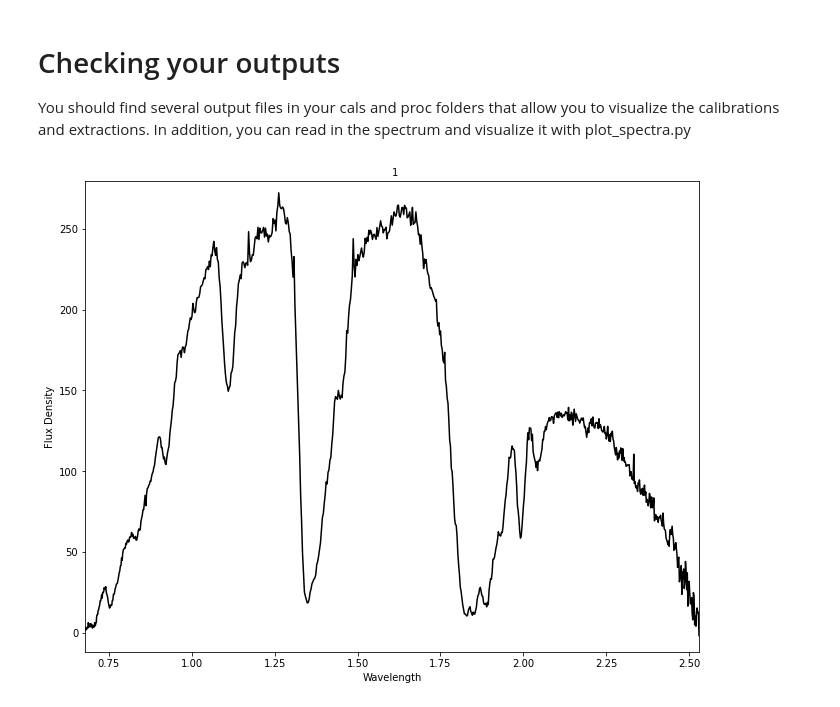
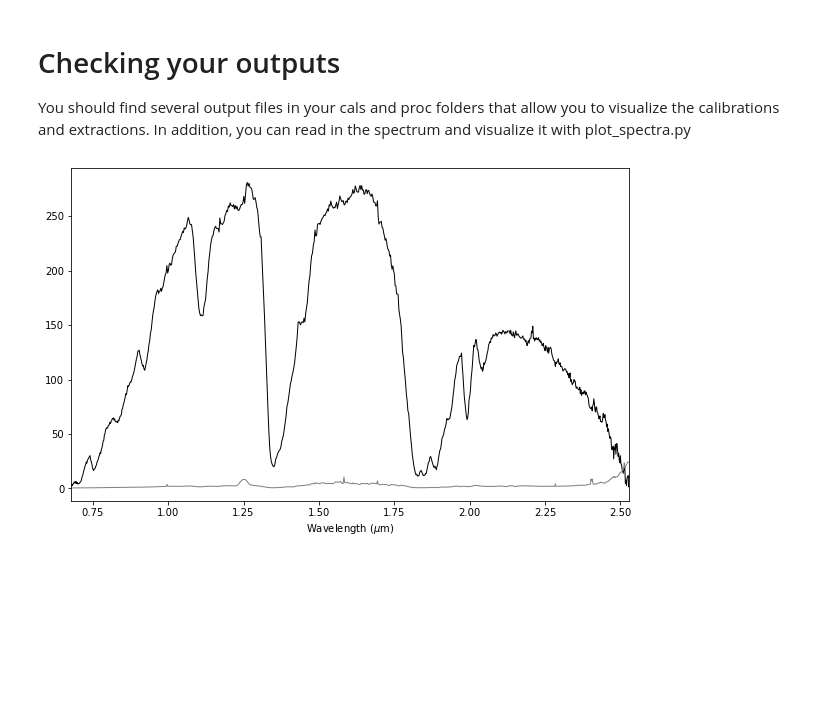
Before and after one commit to pyspextool/pyspextool, a Jupyter notebook: notebooks/uspex-prism-example.ipynb, the cells around one changed output. Saved outputs shown, nothing was run; the diff lists cells and outputs as text; code cells hidden in the pictures; blank space fills up the shorter version.

```diff
--- a/notebooks/uspex-prism-example.ipynb
+++ b/notebooks/uspex-prism-example.ipynb
@@ -248,11 +336,10 @@ You should find several output files in your cals and proc folders that allow yo
 # %%
 # plot with default parameters
 from pyspextool.plot.plot_spectra import plot_spectra
 
-file = 'spectra00001.fits'
-
-ax = plot_spectra(proc_path+file,colors='k',y="flux")
+file = 'combspec1-2.fits'
+ax = plot_spectra(proc_path+file,colors='k',y="flux and uncertainty",order_numbers=False)
 # %% [output]
-[figure, old version]
+[figure, new version]
 # %%
 # plot with some modifications
```
Also changed, not shown: parts of 10 cells of this notebook, 3 other files.
